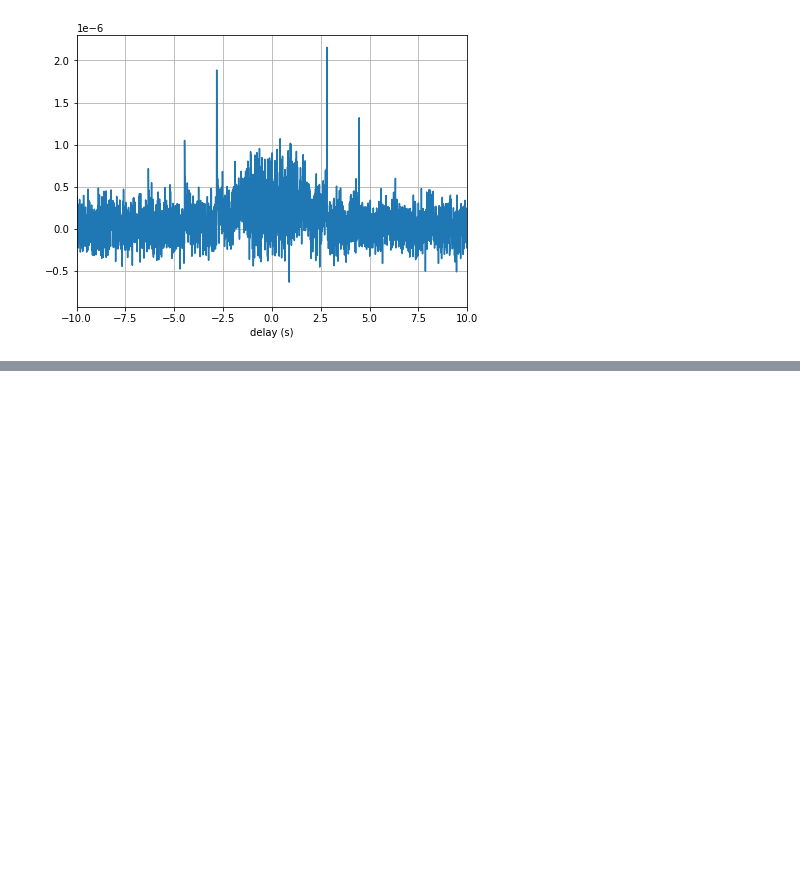
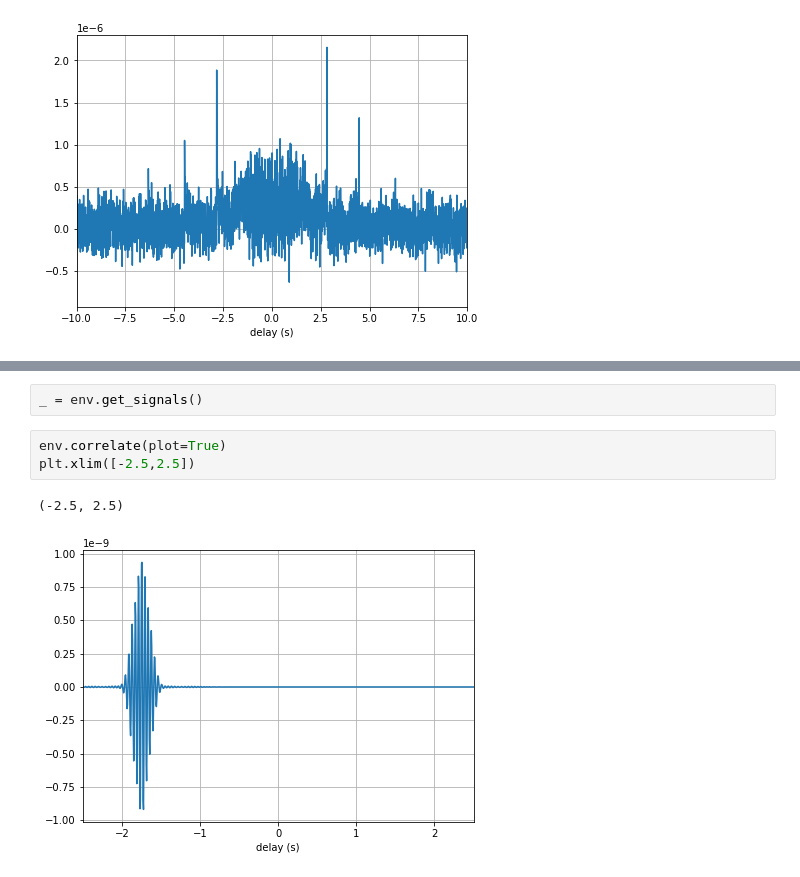
Before and after one commit to John-Ragland/NI_simulation, a Jupyter notebook: scripts/3D_simulation/3D_simulation.ipynb, the cells around one changed output, grey strips where cells are left out. Saved outputs shown, nothing was run; the diff lists cells and outputs as text; blank space fills up the shorter version.

```diff
--- a/scripts/3D_simulation/3D_simulation.ipynb
+++ b/scripts/3D_simulation/3D_simulation.ipynb
@@ -68,0 +94,8 @@ os.system(f'ffmpeg -r 40 -f image2 -s 1920x1080 -i animation_figures/%04d.png -v
+# %%
+_ = env.get_signals()
+# %%
+env.correlate(plot=True)
+plt.xlim([-2.5,2.5])
+# %% [output]
+(-2.5, 2.5)
+[figure, added]
```
Also changed, not shown: parts of 12 cells of this notebook, 1 other file.
